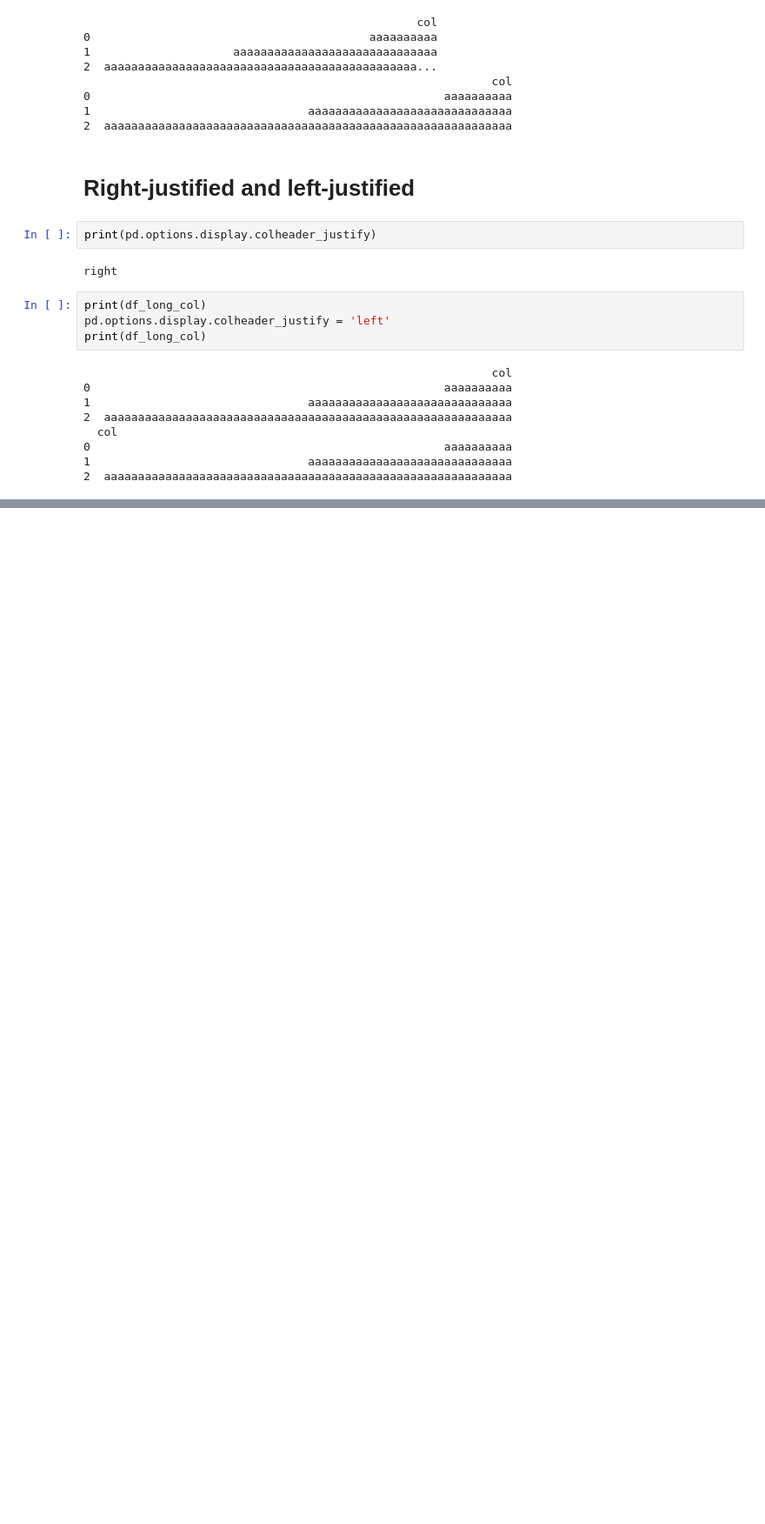
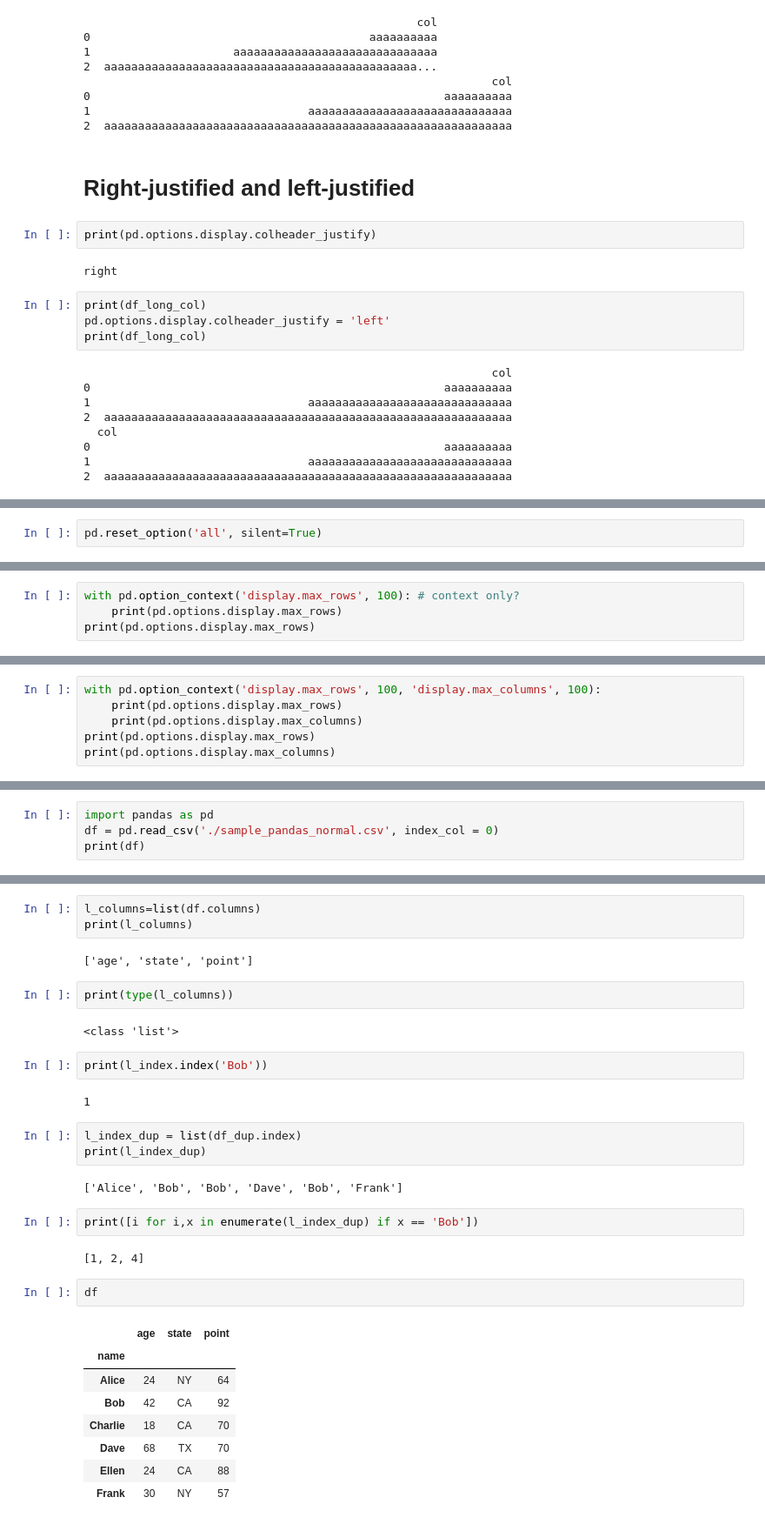
Before and after one commit to anko191/Python_Kaggle, a Jupyter notebook: pandas/pandas_basicInfo.ipynb, the cells around one changed output, grey strips where cells are left out. Shown at 87% size. Saved outputs shown, nothing was run; the diff lists cells and outputs as text; blank space fills up the shorter version.

```diff
--- a/pandas/pandas_basicInfo.ipynb
+++ b/pandas/pandas_basicInfo.ipynb
@@ -937,0 +1081,2 @@ print(df_long_col)
+# %%
+pd.reset_option('all', silent=True)
@@ -937,0 +1085,4 @@ print(df_long_col)
+# %%
+with pd.option_context('display.max_rows', 100): # context only?
+    print(pd.options.display.max_rows)
+print(pd.options.display.max_rows)
@@ -937,0 +1092,6 @@ print(df_long_col)
+# %%
+with pd.option_context('display.max_rows', 100, 'display.max_columns', 100):
+    print(pd.options.display.max_rows)
+    print(pd.options.display.max_columns)
+print(pd.options.display.max_rows)
+print(pd.options.display.max_columns)
@@ -937,0 +1144,4 @@ print(df_long_col)
+# %%
+import pandas as pd
+df = pd.read_csv('./sample_pandas_normal.csv', index_col = 0)
+print(df)
@@ -937,0 +1239,33 @@ print(df_long_col)
+# %%
+l_columns=list(df.columns)
+print(l_columns)
+# %% [output]
+['age', 'state', 'point']
+# %%
+print(type(l_columns))
+# %% [output]
+<class 'list'>
+# %%
+print(l_index.index('Bob'))
+# %% [output]
+1
+# %%
+l_index_dup = list(df_dup.index)
+print(l_index_dup)
+# %% [output]
+['Alice', 'Bob', 'Bob', 'Dave', 'Bob', 'Frank']
+# %%
+print([i for i,x in enumerate(l_index_dup) if x == 'Bob'])
+# %% [output]
+[1, 2, 4]
+# %%
+df
+# %% [output]
+|  | age | state | point |
+| name |  |  |  |
+| Alice | 24 | NY | 64 |
+| Bob | 42 | CA | 92 |
+| Charlie | 18 | CA | 70 |
+| Dave | 68 | TX | 70 |
+| Ellen | 24 | CA | 88 |
+| Frank | 30 | NY | 57 |
```
Also changed, not shown: parts of 54 cells of this notebook.
